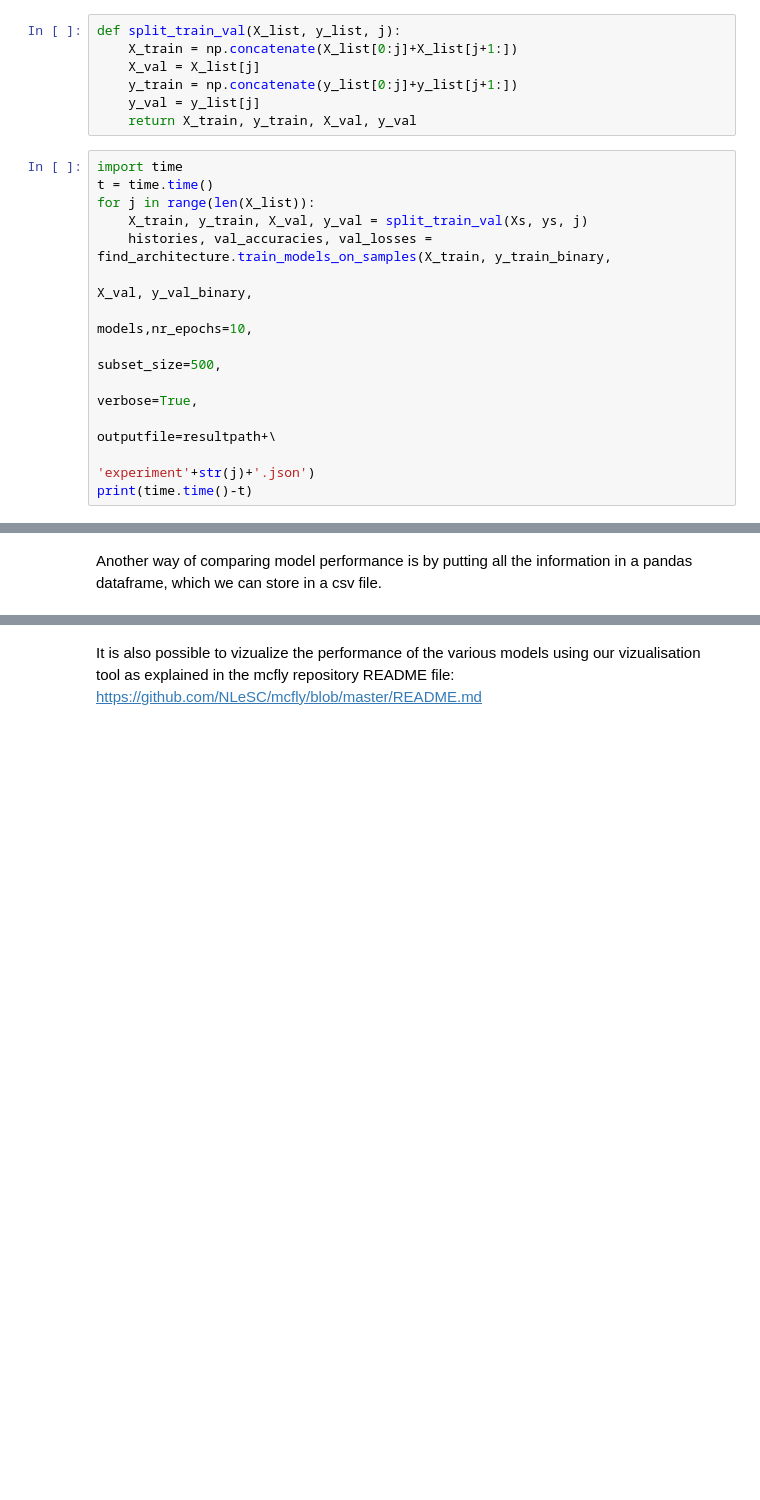
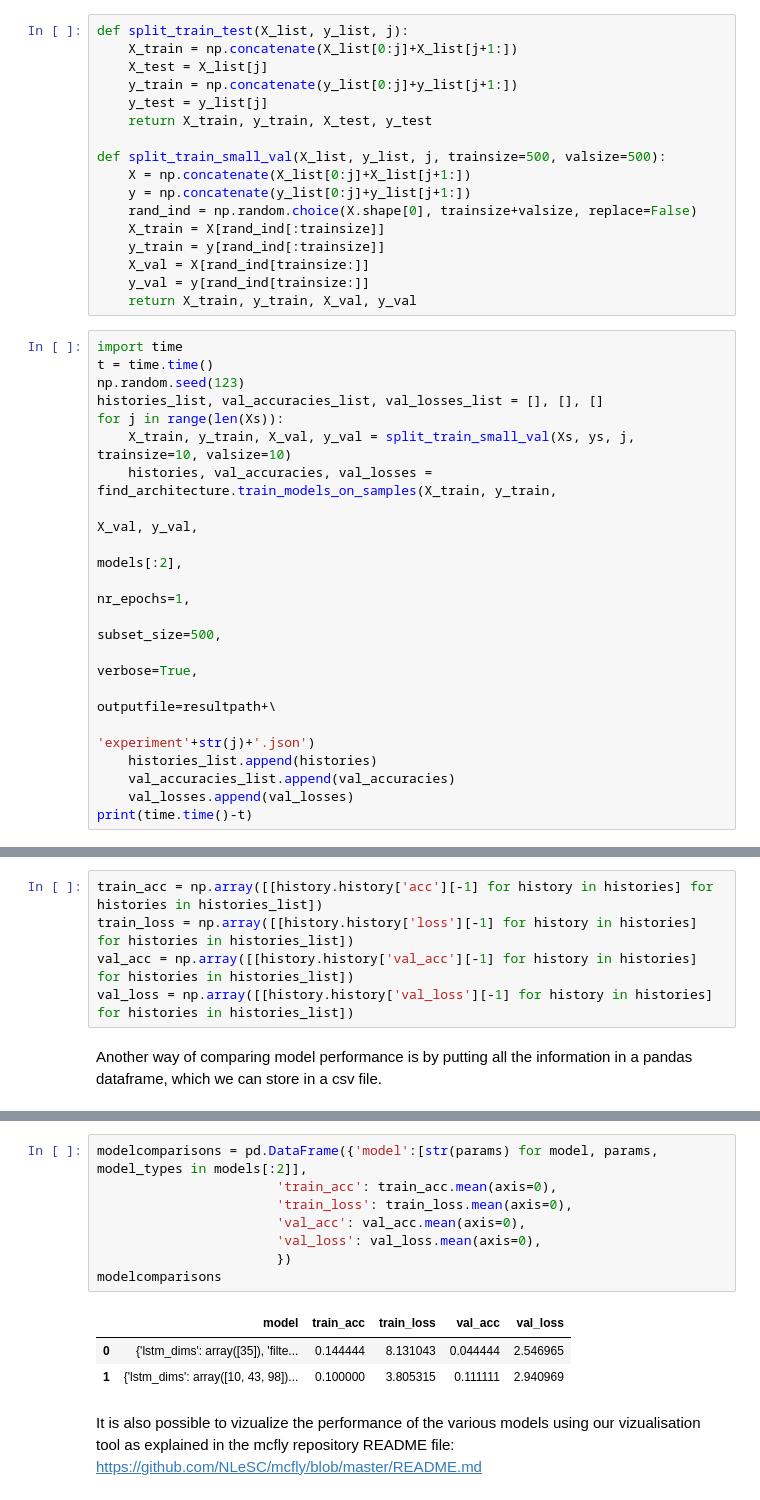
Before and after one commit to NLeSC/mcfly, a Jupyter notebook: notebooks/experiments/experiment_PAMAP2_9fold.ipynb, the cells around one changed output, grey strips where cells are left out. Cells and saved outputs as stored; diff of their text form; blank space fills up the shorter version.

```diff
--- a/notebooks/experiments/experiment_PAMAP2_9fold.ipynb
+++ b/notebooks/experiments/experiment_PAMAP2_9fold.ipynb
@@ -60,22 +56,38 @@ np.concatenate(ys[0:0]+ys[2:]).shape
 # %%
-def split_train_val(X_list, y_list, j):
+def split_train_test(X_list, y_list, j):
     X_train = np.concatenate(X_list[0:j]+X_list[j+1:])
-    X_val = X_list[j]
+    X_test = X_list[j]
     y_train = np.concatenate(y_list[0:j]+y_list[j+1:])
-    y_val = y_list[j]
+    y_test = y_list[j]
+    return X_train, y_train, X_test, y_test
+
+def split_train_small_val(X_list, y_list, j, trainsize=500, valsize=500):
+    X = np.concatenate(X_list[0:j]+X_list[j+1:])
+    y = np.concatenate(y_list[0:j]+y_list[j+1:])
+    rand_ind = np.random.choice(X.shape[0], trainsize+valsize, replace=False)
+    X_train = X[rand_ind[:trainsize]]
+    y_train = y[rand_ind[:trainsize]]
+    X_val = X[rand_ind[trainsize:]]
+    y_val = y[rand_ind[trainsize:]]
     return X_train, y_train, X_val, y_val
 # %%
 import time
 t = time.time()
-for j in range(len(X_list)):
-    X_train, y_train, X_val, y_val = split_train_val(Xs, ys, j)
-    histories, val_accuracies, val_losses = find_architecture.train_models_on_samples(X_train, y_train_binary,
-                                                                           X_val, y_val_binary,
-                                                                           models,nr_epochs=10,
+np.random.seed(123)
+histories_list, val_accuracies_list, val_losses_list = [], [], []
+for j in range(len(Xs)):
+    X_train, y_train, X_val, y_val = split_train_small_val(Xs, ys, j, trainsize=10, valsize=10)
+    histories, val_accuracies, val_losses = find_architecture.train_models_on_samples(X_train, y_train,
+                                                                           X_val, y_val,
+                                                                           models[:2],
+                                                                           nr_epochs=1,
                                                                            subset_size=500,
                                                                            verbose=True,
                                                                            outputfile=resultpath+\
                                                                                   'experiment'+str(j)+'.json')
+    histories_list.append(histories)
+    val_accuracies_list.append(val_accuracies)
+    val_losses.append(val_losses)
 print(time.time()-t)
 # %% [output]
 Training model 0 DeepConvLSTM
@@ -100,2 +116,7 @@ The histories object produced by the previous step contains the history of class
+# %%
+train_acc = np.array([[history.history['acc'][-1] for history in histories] for histories in histories_list])
+train_loss = np.array([[history.history['loss'][-1] for history in histories] for histories in histories_list])
+val_acc = np.array([[history.history['val_acc'][-1] for history in histories] for histories in histories_list])
+val_loss = np.array([[history.history['val_loss'][-1] for history in histories] for histories in histories_list])
 # %% [markdown]
 Another way of comparing model performance is by putting all the information in a pandas dataframe, which we can store in a csv file.
@@ -116,3 +123,15 @@ modelcomparisons
+# %%
+modelcomparisons = pd.DataFrame({'model':[str(params) for model, params, model_types in models[:2]],
+                       'train_acc': train_acc.mean(axis=0),
+                       'train_loss': train_loss.mean(axis=0),
+                       'val_acc': val_acc.mean(axis=0),
+                       'val_loss': val_loss.mean(axis=0),
+                       })
+modelcomparisons
+# %% [output]
+|  | model | train_acc | train_loss | val_acc | val_loss |
+| 0 | {'lstm_dims': array([35]), 'filte... | 0.144444 | 8.131043 | 0.044444 | 2.546965 |
+| 1 | {'lstm_dims': array([10, 43, 98])... | 0.100000 | 3.805315 | 0.111111 | 2.940969 |
 # %% [markdown]
 It is also possible to vizualize the performance of the various models using our vizualisation tool as explained in the mcfly repository README file: https://github.com/NLeSC/mcfly/blob/master/README.md
 # %% [markdown]
```
Also changed, not shown: parts of 12 cells of this notebook.
